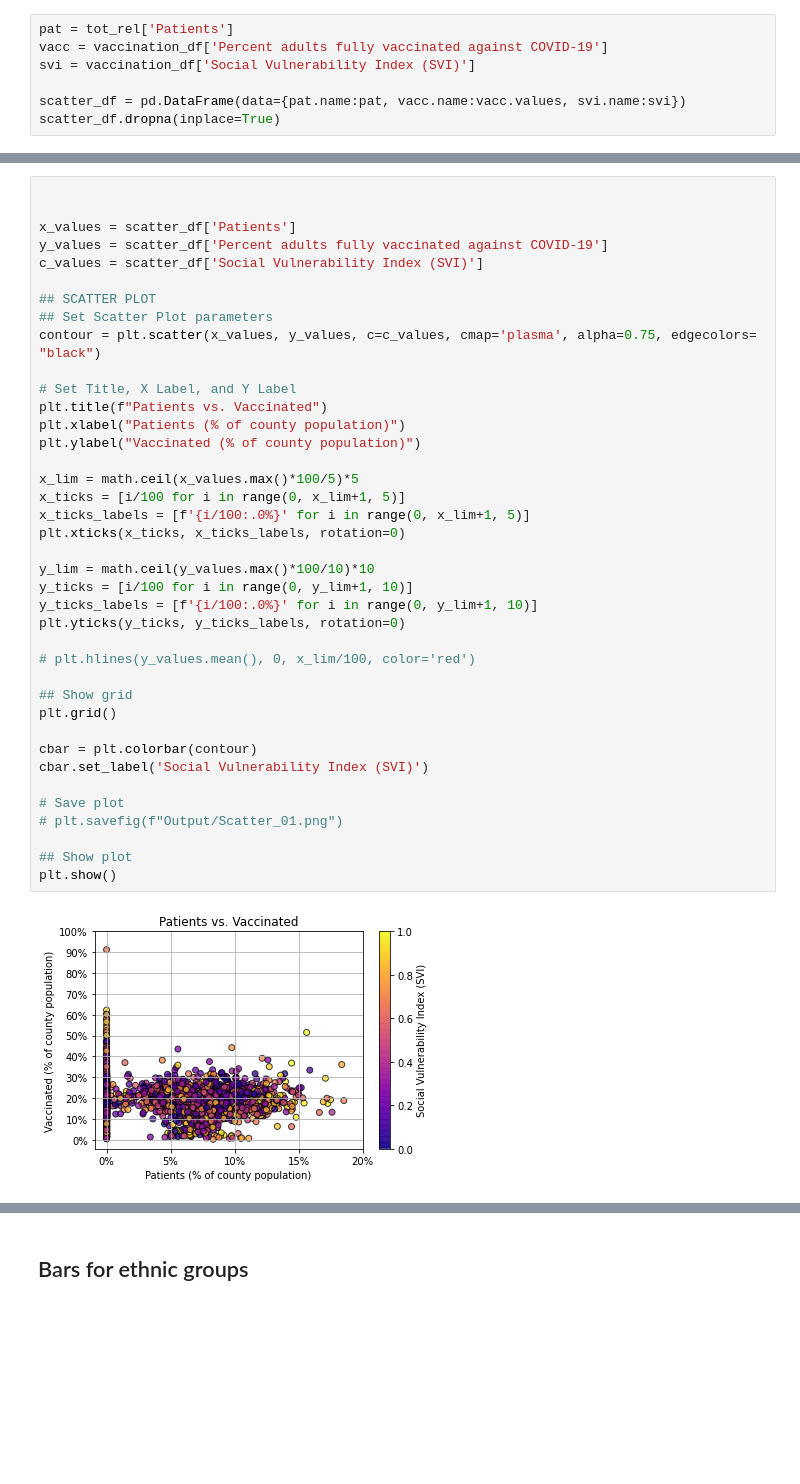
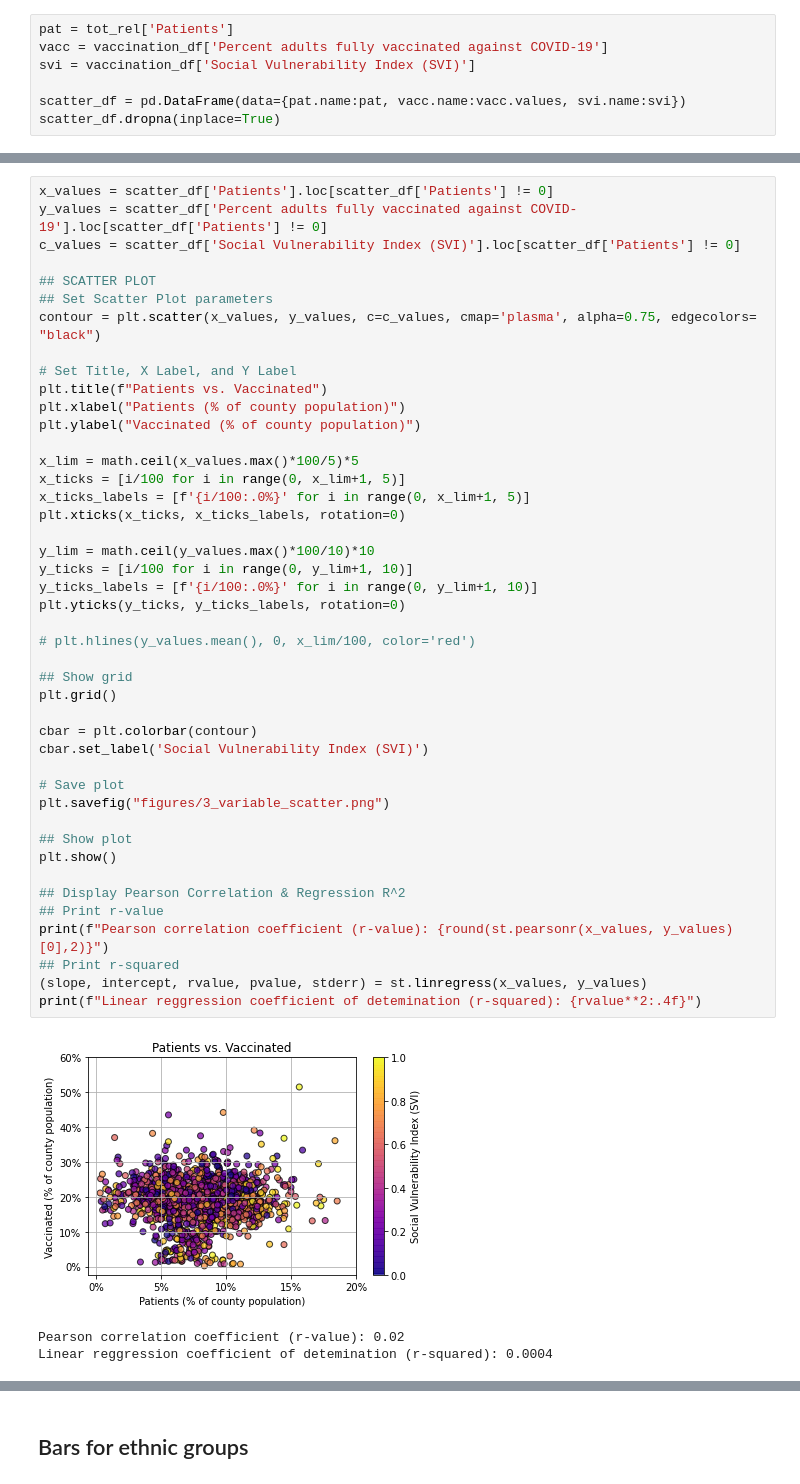
Before and after one commit to mgeffroy/P1-US-COVID-19-Vaccination-Campaign, a Jupyter notebook: P1.3_Scatter.ipynb, the cells around one changed output, grey strips where cells are left out. Saved outputs shown, nothing was run; the diff lists cells and outputs as text; blank space fills up the shorter version.

Commit message:
Scatter & Boxplot review

```diff
--- a/P1.3_Scatter.ipynb
+++ b/P1.3_Scatter.ipynb
@@ -406,41 +433,48 @@ plt.show()
 # %%
-
-
-x_values = scatter_df['Patients']
-y_values = scatter_df['Percent adults fully vaccinated against COVID-19']
-c_values = scatter_df['Social Vulnerability Index (SVI)']
+x_values = scatter_df['Patients'].loc[scatter_df['Patients'] != 0]
+y_values = scatter_df['Percent adults fully vaccinated against COVID-19'].loc[scatter_df['Patients'] != 0]
+c_values = scatter_df['Social Vulnerability Index (SVI)'].loc[scatter_df['Patients'] != 0]
 
 ## SCATTER PLOT
 ## Set Scatter Plot parameters
 contour = plt.scatter(x_values, y_values, c=c_values, cmap='plasma', alpha=0.75, edgecolors= "black")
 
 # Set Title, X Label, and Y Label
 plt.title(f"Patients vs. Vaccinated")
 plt.xlabel("Patients (% of county population)")
 plt.ylabel("Vaccinated (% of county population)")
 
 x_lim = math.ceil(x_values.max()*100/5)*5
 x_ticks = [i/100 for i in range(0, x_lim+1, 5)]
 x_ticks_labels = [f'{i/100:.0%}' for i in range(0, x_lim+1, 5)]
 plt.xticks(x_ticks, x_ticks_labels, rotation=0)
 
 y_lim = math.ceil(y_values.max()*100/10)*10
 y_ticks = [i/100 for i in range(0, y_lim+1, 10)]
 y_ticks_labels = [f'{i/100:.0%}' for i in range(0, y_lim+1, 10)]
 plt.yticks(y_ticks, y_ticks_labels, rotation=0)
 
 # plt.hlines(y_values.mean(), 0, x_lim/100, color='red')
 
 ## Show grid
 plt.grid()
 
 cbar = plt.colorbar(contour)
 cbar.set_label('Social Vulnerability Index (SVI)')
 
 # Save plot
-# plt.savefig(f"Output/Scatter_01.png")
+plt.savefig("figures/3_variable_scatter.png")
 
 ## Show plot
 plt.show()
+
+## Display Pearson Correlation & Regression R^2
+## Print r-value
+print(f"Pearson correlation coefficient (r-value): {round(st.pearsonr(x_values, y_values)[0],2)}")
+## Print r-squared
+(slope, intercept, rvalue, pvalue, stderr) = st.linregress(x_values, y_values)
+print(f"Linear reggression coefficient of detemination (r-squared): {rvalue**2:.4f}")
 # %% [output]
-[figure, old version]
+[figure, new version]
+Pearson correlation coefficient (r-value): 0.02
+Linear reggression coefficient of detemination (r-squared): 0.0004
```
Also changed, not shown: parts of 11 cells of this notebook, 5 other files.
